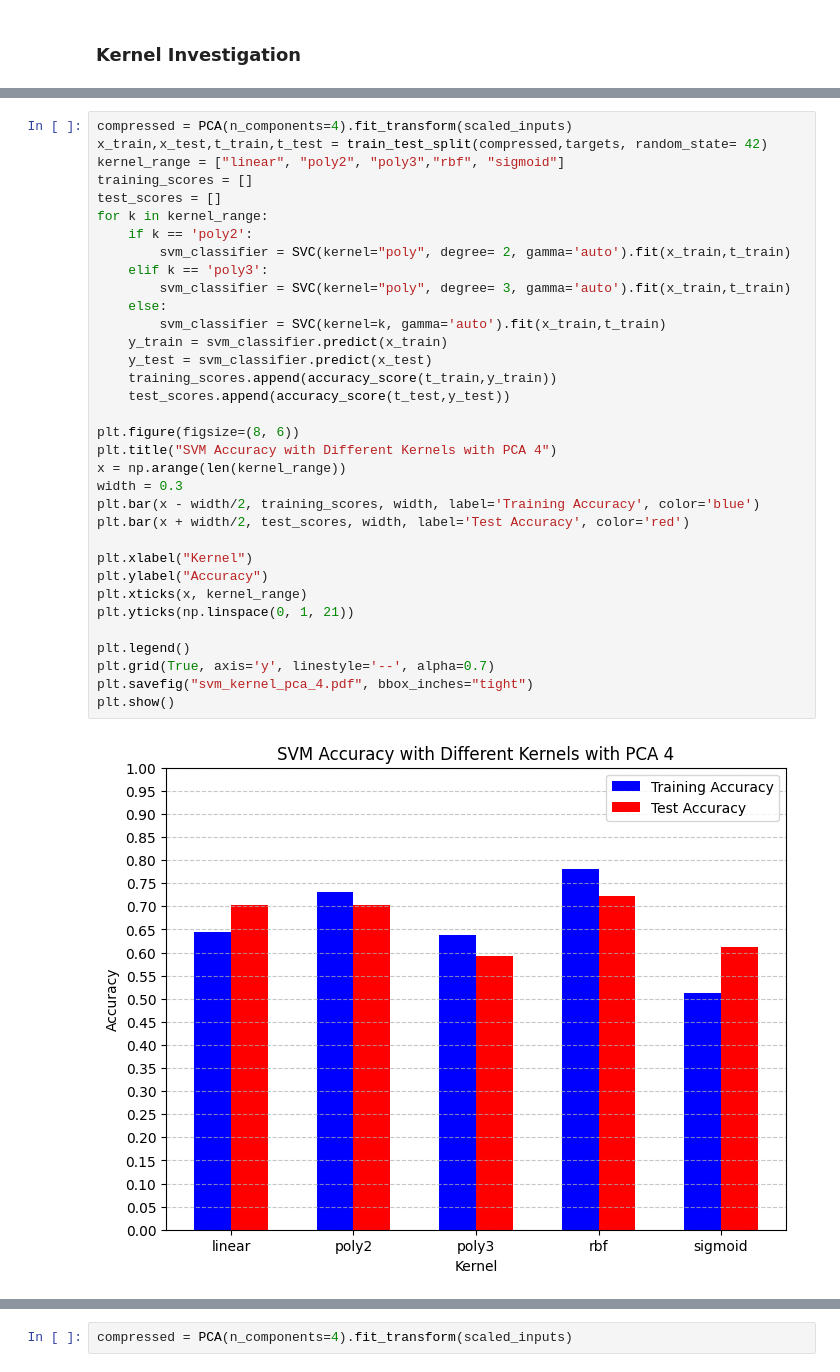
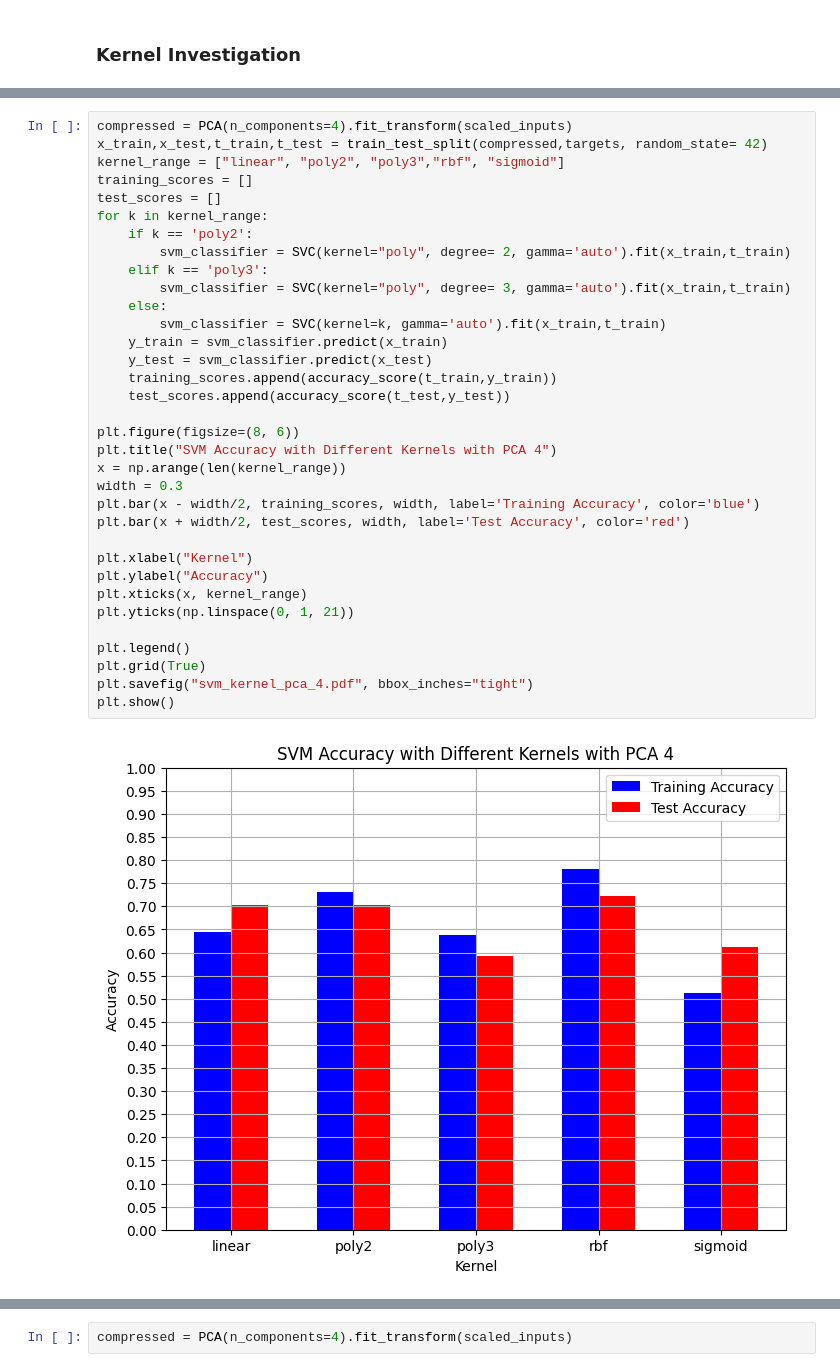
Before and after one commit to MxFrgsn/COMP2002_CW2, a Jupyter notebook: COMP2002.ipynb, the cells around one changed output, grey strips where cells are left out. Cells and saved outputs as stored; diff of their text form.

```diff
--- a/COMP2002.ipynb
+++ b/COMP2002.ipynb
@@ -305,33 +323,33 @@ kernel_range = ["linear", "poly2", "poly3","rbf", "sigmoid"]
 training_scores = []
 test_scores = []
 for k in kernel_range:
     if k == 'poly2':
         svm_classifier = SVC(kernel="poly", degree= 2, gamma='auto').fit(x_train,t_train)
     elif k == 'poly3':
         svm_classifier = SVC(kernel="poly", degree= 3, gamma='auto').fit(x_train,t_train)
     else:
         svm_classifier = SVC(kernel=k, gamma='auto').fit(x_train,t_train)
     y_train = svm_classifier.predict(x_train)
     y_test = svm_classifier.predict(x_test)
     training_scores.append(accuracy_score(t_train,y_train))
     test_scores.append(accuracy_score(t_test,y_test))
 
 plt.figure(figsize=(8, 6))
 plt.title("SVM Accuracy with Different Kernels with PCA 4")
 x = np.arange(len(kernel_range))
 width = 0.3
 plt.bar(x - width/2, training_scores, width, label='Training Accuracy', color='blue')
 plt.bar(x + width/2, test_scores, width, label='Test Accuracy', color='red')
 
 plt.xlabel("Kernel")
 plt.ylabel("Accuracy")
 plt.xticks(x, kernel_range)
 plt.yticks(np.linspace(0, 1, 21))
 
 plt.legend()
-plt.grid(True, axis='y', linestyle='--', alpha=0.7)
+plt.grid(True)
 plt.savefig("svm_kernel_pca_4.pdf", bbox_inches="tight")
 plt.show()
 # %% [output]
-[figure, old version]
+[figure, new version]
 # %% [markdown]
```
Also changed, not shown: parts of 43 cells of this notebook, 9 other files.
